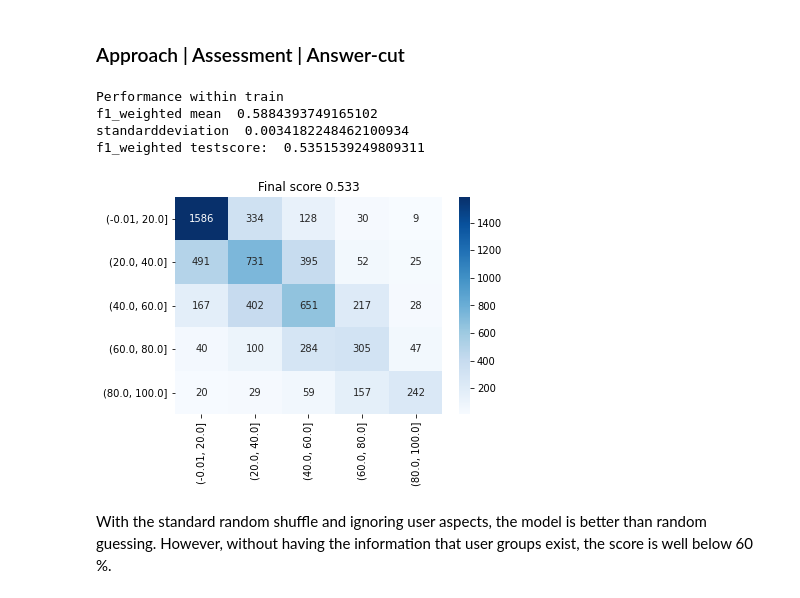
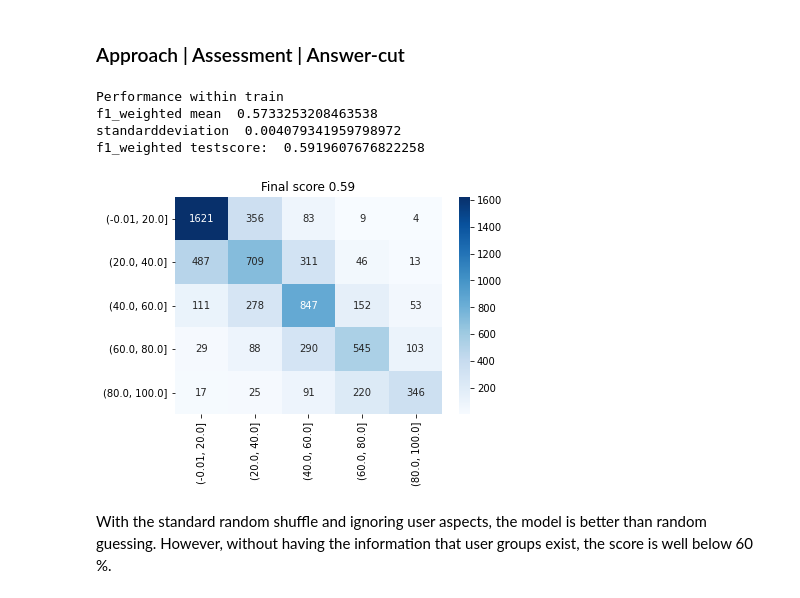
Before and after one commit to joa24jm/UsAs, a Jupyter notebook: src/d02_ml_pipelines/uniti.ipynb, the cells around one changed output. Drawn from its saved outputs; the diff is of its cells as text; code cells hidden in the pictures.

Commit message:
Create lagged target using corrected function and code 'average-user' approach

```diff
--- a/src/d02_ml_pipelines/uniti.ipynb
+++ b/src/d02_ml_pipelines/uniti.ipynb
@@ -39,4 +41,6 @@ from src.d00_utils import helpers
 pd.options.mode.chained_assignment = None
 # %%
 # read in df
-df = pd.read_csv('../../data/d02_processed/uniti/uniti.csv', index_col='answer_id')
+df = pd.read_csv('../../data/d01_raw/uniti/uniti_dataset_22.09.28.csv')
+df.index.names= ['answer_id']
+df = helpers.create_target_shift(df, target_name='cumberness')
@@ -65,7 +70,7 @@ df_test = df[df['user_id'].isin(test_users)]
 # %%
 # define features and target
 features = ['loudness', 'cumberness', 'jawbone', 'neck', 'tin_day', 'tin_cumber', 'tin_max', 'movement', 'stress', 'emotion']
-target = ['cumberness_t1']
+target = 'cumberness_t1'
 
 # get train and test subsets for X and y
 X_train = df_train[features]
@@ -75,8 +80,8 @@ y_test = df_test[target]
 
 # make cumberness a classification instead of regression for the target, not for the feature
 bins = [-0.01, 20, 40, 60, 80, 100]
-y_train = pd.cut(y_train.cumberness_t1, bins=bins)
-y_test = pd.cut(y_test.cumberness_t1, bins=bins)
+y_train = pd.cut(y_train, bins=bins)
+y_test = pd.cut(y_test, bins=bins)
 
 # LabelEncoder
 LE = LabelEncoder()
@@ -84,3 +89,7 @@ y_train = LE.fit_transform(y_train)
 y_test = LE.transform(y_test)
 # get class mapping as dict
 mapping = dict(zip(range(len(LE.classes_)), LE.classes_))
+
+# cross validation setup
+n_splits = 5
+test_size = 1/n_splits
@@ -211,39 +220,39 @@ Final score user approach:       0.5060010222148694
 ### Approach | Assessment | Answer-cut
 # %%
 # instantiate model
-model = RandomForestClassifier(random_state=1994)
+model = RandomForestClassifier(random_state=random_state)
 
 # train model
-cv = ShuffleSplit(n_splits=5, test_size=0.2, random_state=1994)
+cv = ShuffleSplit(n_splits=n_splits, test_size=test_size, random_state=random_state)
 scores = cross_val_score(model, X_train, y_train, cv=cv, scoring='f1_weighted')
 
 # validate model
 print('Performance within train')
 print('f1_weighted mean ', scores.mean())
 print('standarddeviation ', scores.std())
 
 # refit on all training data
 model.fit(X_train, y_train)
 
 # evaluate on test set
 y_pred = model.predict(X_test)
 f1_score_test = f1_score(y_test, y_pred, average='weighted')
 final_score = f1_score_test - 0.5 * scores.std()
 
 print('f1_weighted testscore: ', f1_score_test)
 
 # visualize confusion matrix
 cf_matrix = confusion_matrix(y_test, y_pred)
 cm_array_df = pd.DataFrame(cf_matrix, index=list(mapping.values()), columns=list(mapping.values()))
 sns.heatmap(cm_array_df, annot=True, cmap='Blues', fmt='')
 plt.title(f'Final score {round(final_score, 3)}')
 plt.show()
 # %% [output]
 Performance within train
-f1_weighted mean  0.5884393749165102
-standarddeviation  0.0034182248462100934
-f1_weighted testscore:  0.5351539249809311
+f1_weighted mean  0.5733253208463538
+standarddeviation  0.004079341959798972
+f1_weighted testscore:  0.5919607676822258
-[figure, old version]
+[figure, new version]
 # %% [markdown]
 With the standard random shuffle and ignoring user aspects, the model is better than random guessing. However, without having the information that user groups exist, the score is well below 60 %.
 # %% [markdown]
```
Also changed, not shown: parts of 14 cells of this notebook.
